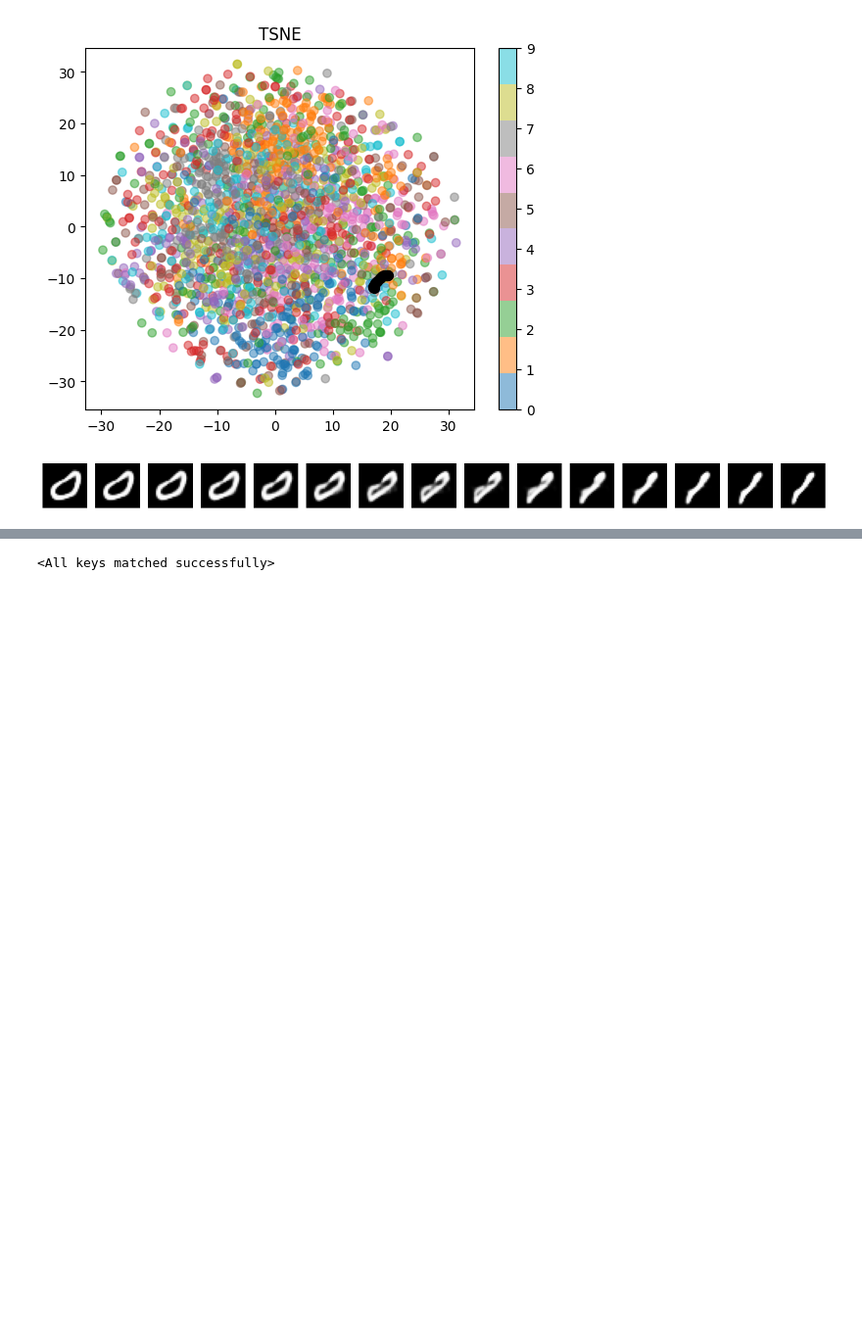
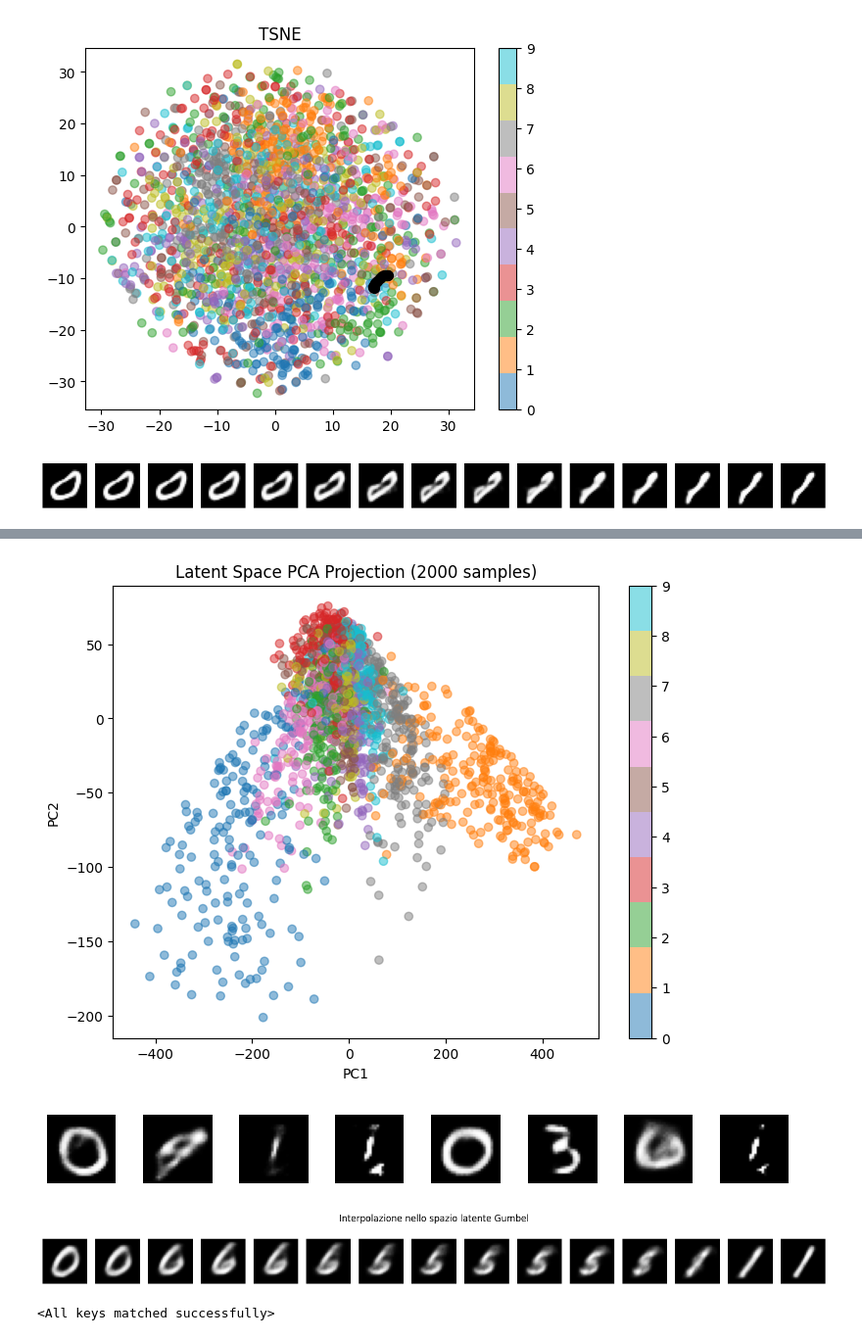
Before and after one commit to pietromihelj/machine-learning, a Jupyter notebook: esame/Vae_latent_space_continuity.ipynb, the cells around one changed output, grey strips where cells are left out. Shown at 98% size. Drawn from its saved outputs; the diff is of its cells as text; code cells hidden in the pictures; blank space fills up the shorter version.

```diff
--- a/esame/Vae_latent_space_continuity.ipynb
+++ b/esame/Vae_latent_space_continuity.ipynb
@@ -1441,0 +1706,14 @@ plt.show()
+# %%
+scatter_G(model,dataloader)
+# %% [output]
+[figure, added]
+# %%
+plot_generate(model, 100, 8)
+# %% [output]
+[figure, added]
+# %%
+x = dataloader.dataset.data[1].unsqueeze(0).unsqueeze(0).float() / 255.0
+y = dataloader.dataset.data[3].unsqueeze(0).unsqueeze(0).float() / 255.0
+plt_interpolation_G(model, x, y, dataloader, n_step=15)
+# %% [output]
+[figure, added]
```
Also changed, not shown: parts of 14 cells of this notebook, 2 other files.
